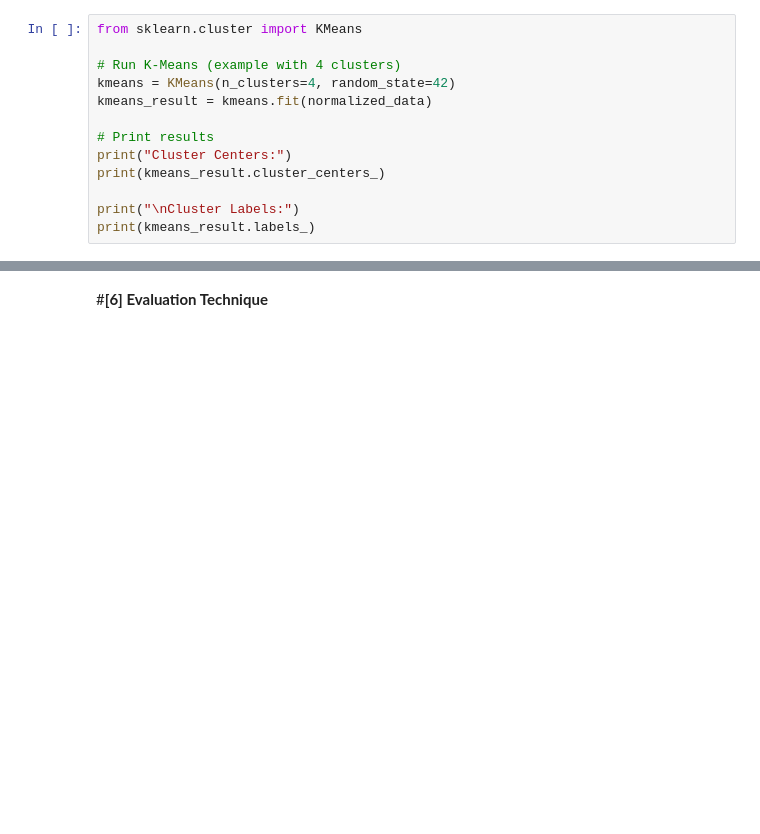
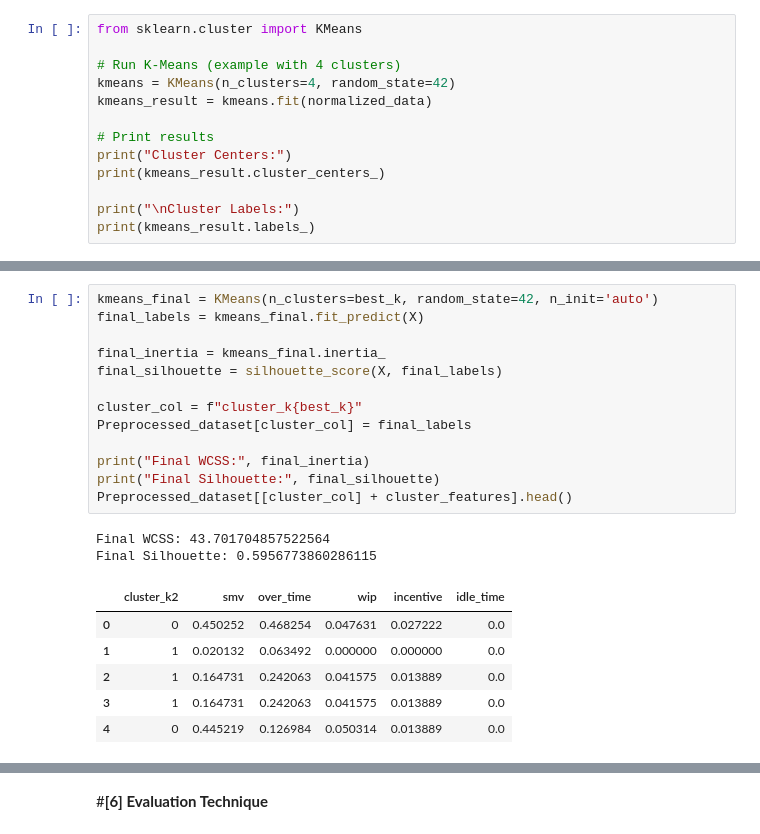
Before and after one commit to Falhebshi/Data-Mining, a Jupyter notebook: Phase3.ipynb, the cells around one changed output, grey strips where cells are left out. Cells and saved outputs as stored; diff of their text form; blank space fills up the shorter version.

```diff
--- a/Phase3.ipynb
+++ b/Phase3.ipynb
@@ -549,0 +770,22 @@ print(kmeans_result.labels_)
+# %%
+kmeans_final = KMeans(n_clusters=best_k, random_state=42, n_init='auto')
+final_labels = kmeans_final.fit_predict(X)
+
+final_inertia = kmeans_final.inertia_
+final_silhouette = silhouette_score(X, final_labels)
+
+cluster_col = f"cluster_k{best_k}"
+Preprocessed_dataset[cluster_col] = final_labels
+
+print("Final WCSS:", final_inertia)
+print("Final Silhouette:", final_silhouette)
+Preprocessed_dataset[[cluster_col] + cluster_features].head()
+# %% [output]
+Final WCSS: 43.701704857522564
+Final Silhouette: 0.5956773860286115
+|  | cluster_k2 | smv | over_time | wip | incentive | idle_time |
+| 0 | 0 | 0.450252 | 0.468254 | 0.047631 | 0.027222 | 0.0 |
+| 1 | 1 | 0.020132 | 0.063492 | 0.000000 | 0.000000 | 0.0 |
+| 2 | 1 | 0.164731 | 0.242063 | 0.041575 | 0.013889 | 0.0 |
+| 3 | 1 | 0.164731 | 0.242063 | 0.041575 | 0.013889 | 0.0 |
+| 4 | 0 | 0.445219 | 0.126984 | 0.050314 | 0.013889 | 0.0 |
```
Also changed, not shown: parts of 14 cells of this notebook.
